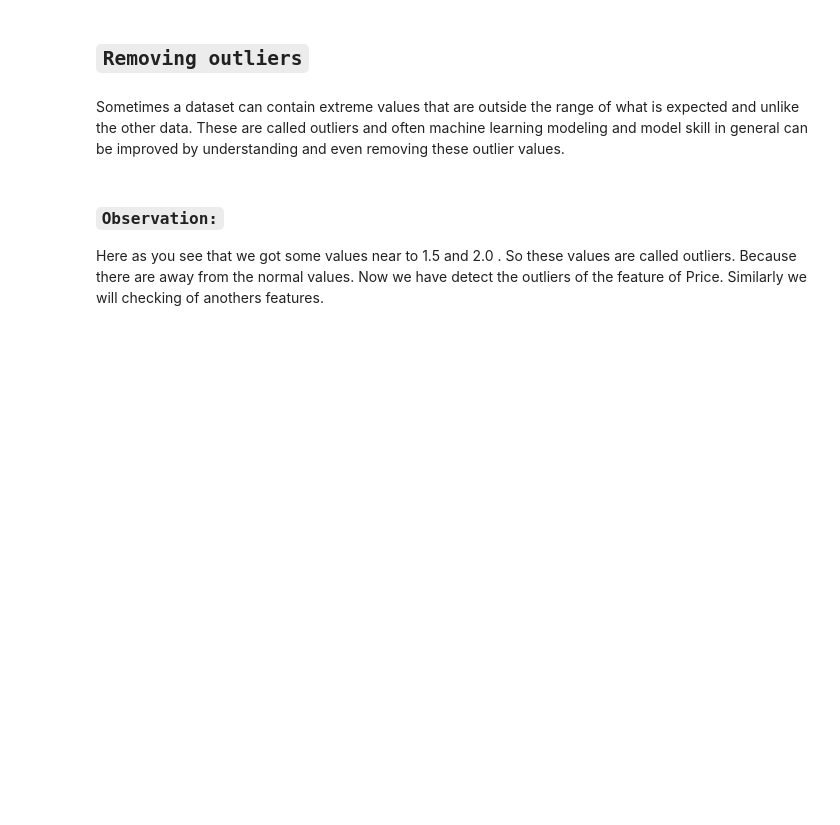
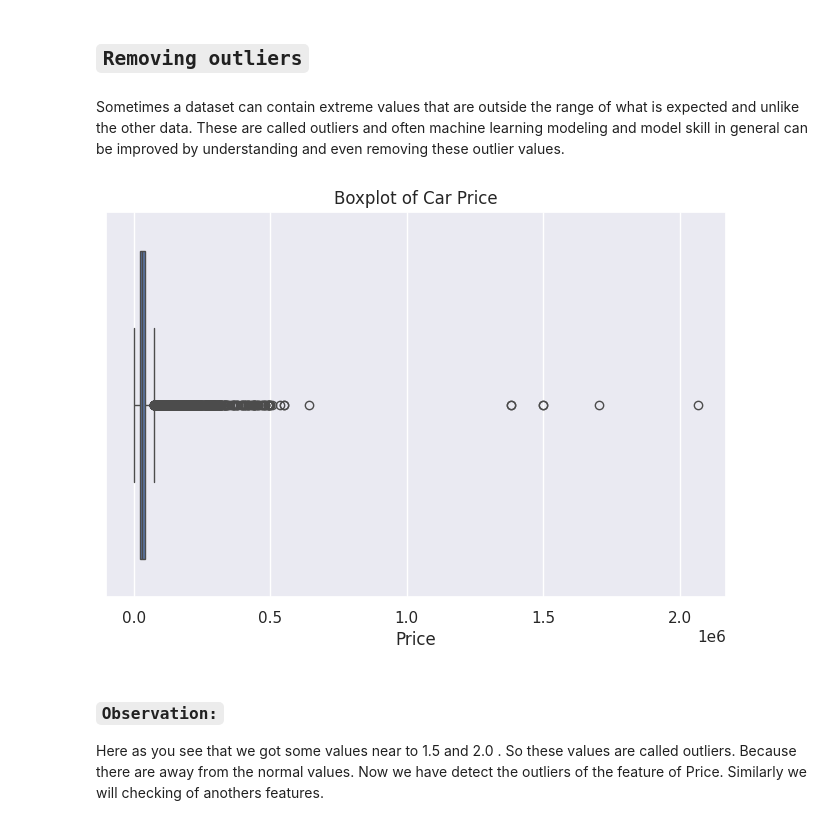
Before and after one commit to RaunakRana14/python-data-structure-assignment, a Jupyter notebook: EDA_Assignment_Day_14.ipynb, the cells around one changed output. Drawn from its saved outputs; the diff is of its cells as text; code cells hidden in the pictures; blank space fills up the shorter version.

```diff
--- a/EDA_Assignment_Day_14.ipynb
+++ b/EDA_Assignment_Day_14.ipynb
@@ -162,3 +175,5 @@ For given data, we would like to see how many rows were duplicates. For this, we
 # df =
 
 # print head of df
+df = df.drop_duplicates()
+df.head()
@@ -181,6 +220,7 @@ As we can see that the HP and Cylinders have null values of 69 and 30. As these
 # %%
 # drop missing values
 # df =
+df = df.dropna()
 # %%
 # Make sure that missing values are removed
 # check number of nan values in each col again
@@ -195,3 +248,18 @@ Sometimes a dataset can contain extreme values that are outside the range of wha
+# %%
+## Plot a boxplot for 'Price' column in dataset.
+
+import seaborn as sns
+import matplotlib.pyplot as plt
+
+# Plot boxplot for Price column
+plt.figure(figsize=(8,5))
+sns.boxplot(x=df['Price'])
+
+plt.title("Boxplot of Car Price")
+plt.xlabel("Price")
+plt.show()
+# %% [output]
+[figure, added]
 # %% [markdown]
 ### **`Observation:`**<br>
 
```
Also changed, not shown: parts of 34 cells of this notebook.
